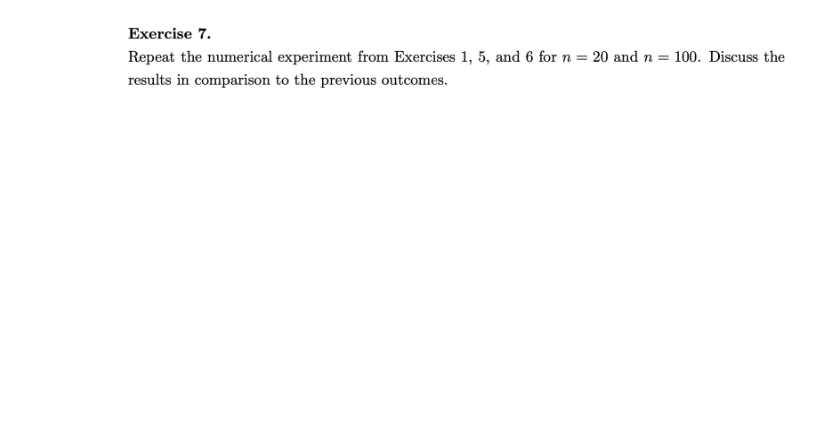
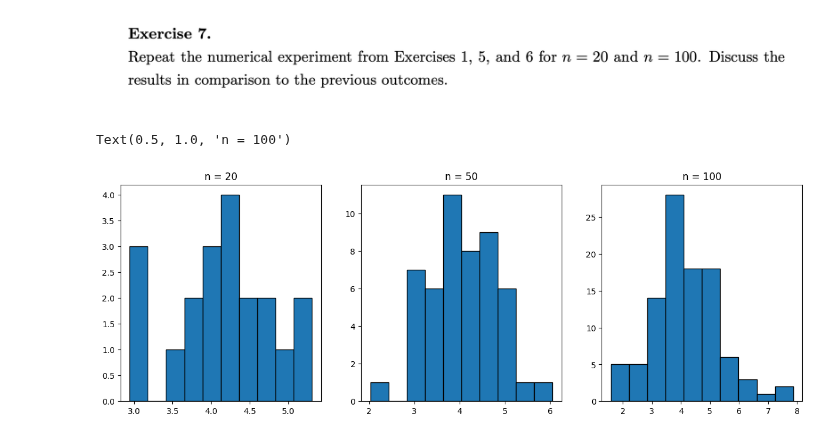
Before and after one commit to TheFebrin/UNIVERSITY, a Jupyter notebook: Statistics and Linear Models/Task1/Task1.ipynb, the cells around one changed output. Cells and saved outputs as stored; diff of their text form; code cells hidden in the pictures; blank space fills up the shorter version.

```diff
--- a/Statistics and Linear Models/Task1/Task1.ipynb
+++ b/Statistics and Linear Models/Task1/Task1.ipynb
@@ -231,3 +296,21 @@ True Theta: 1, mean est: 0.9964297835958013, mean steps: 2.9676
 ![image.png](attachment:56f3252e-1269-4350-b9f3-0890cce603ca.png)
 # %%
 # don't include charts etc for 20 and 100, just describe what happens
+# %%
+import matplotlib.pyplot as plt
+X1 = np.random.normal(4, 1, 20)
+X2 = np.random.normal(4, 1, 50)
+X3 = np.random.normal(4, 1, 100)
+
+fig, axes = plt.subplots(1, 3)
+fig.set_figwidth(15)
+
+axes[0].hist(X1, edgecolor='black')
+axes[0].set_title('n = 20')
+axes[1].hist(X2, edgecolor='black')
+axes[1].set_title('n = 50')
+axes[2].hist(X3, edgecolor='black')
+axes[2].set_title('n = 100')
+# %% [output]
+Text(0.5, 1.0, 'n = 100')
+[figure, added]
```
Also changed, not shown: parts of 7 cells of this notebook, 3 other files.
